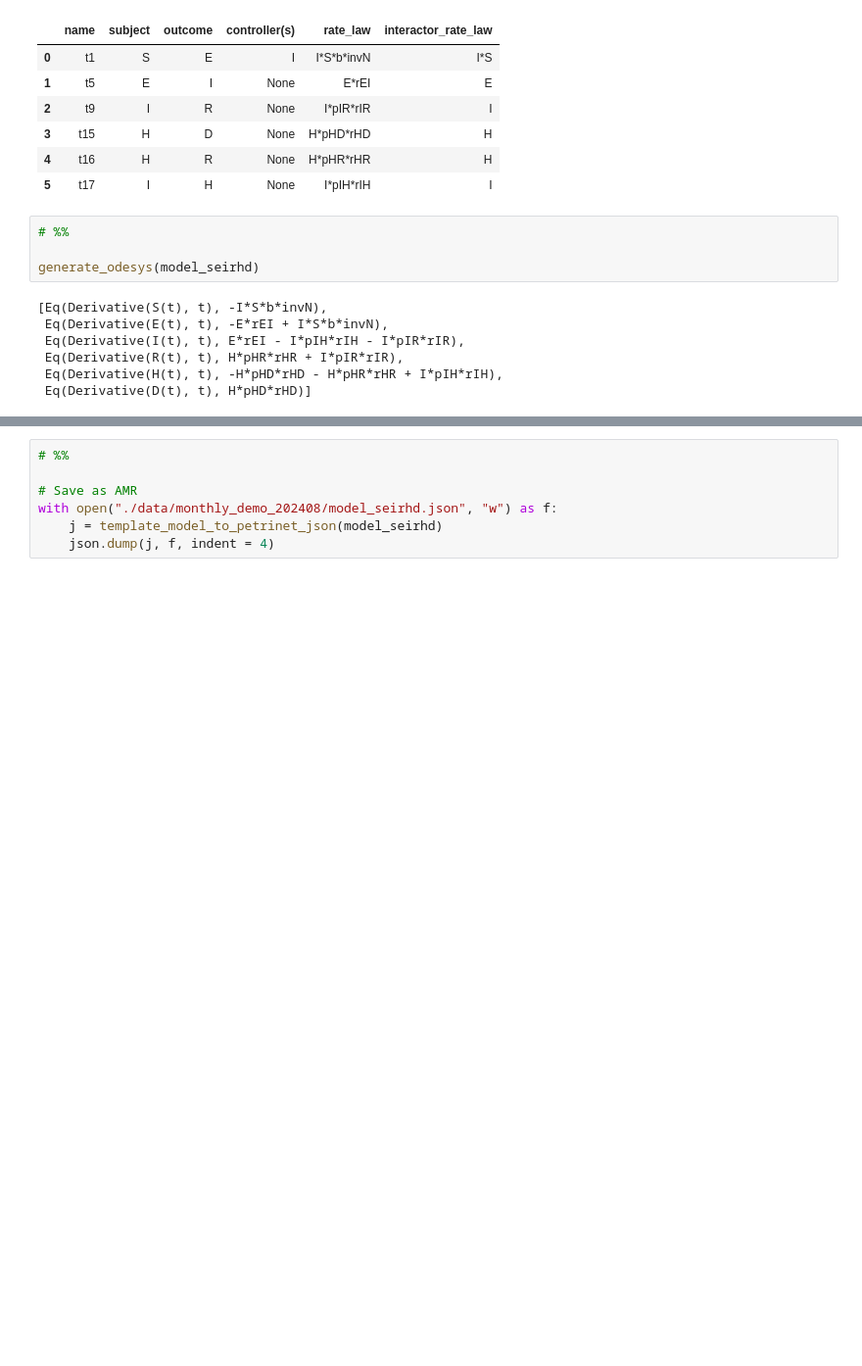
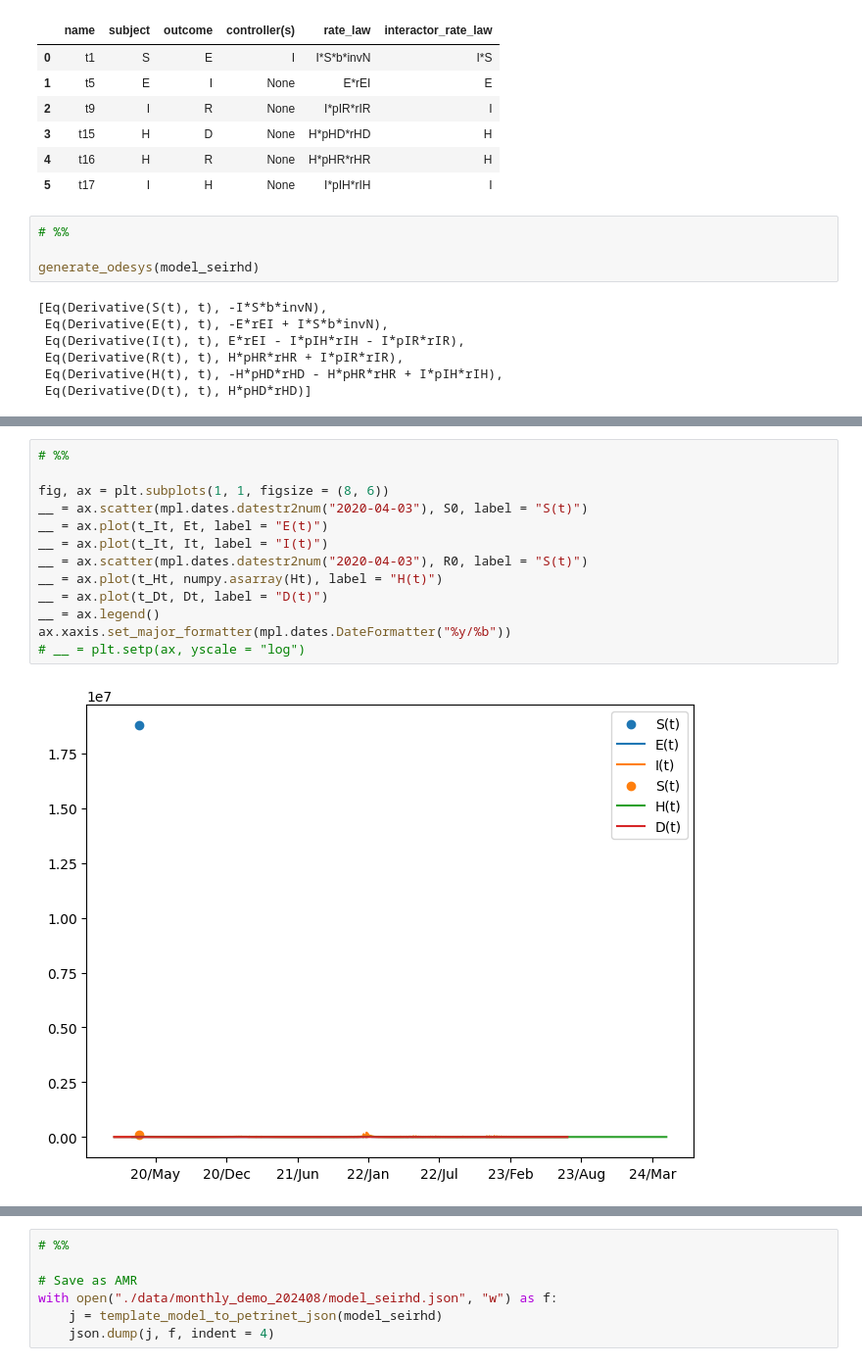
Before and after one commit to liunelson/pyciemss, a Jupyter notebook: notebooks/monthly_demo_202408.ipynb, the cells around one changed output, grey strips where cells are left out. Shown: that part at 98% size. Drawn from its saved outputs; the diff is of its cells as text; blank space fills up the shorter version.

```diff
--- a/notebooks/monthly_demo_202408.ipynb
+++ b/notebooks/monthly_demo_202408.ipynb
@@ -716,2 +783,17 @@ generate_odesys(model_seirhd)
+# %%
+# %%
+
+fig, ax = plt.subplots(1, 1, figsize = (8, 6))
+__ = ax.scatter(mpl.dates.datestr2num("2020-04-03"), S0, label = "S(t)")
+__ = ax.plot(t_It, Et, label = "E(t)")
+__ = ax.plot(t_It, It, label = "I(t)")
+__ = ax.scatter(mpl.dates.datestr2num("2020-04-03"), R0, label = "S(t)")
+__ = ax.plot(t_Ht, numpy.asarray(Ht), label = "H(t)")
+__ = ax.plot(t_Dt, Dt, label = "D(t)")
+__ = ax.legend()
+ax.xaxis.set_major_formatter(mpl.dates.DateFormatter("%y/%b"))
+# __ = plt.setp(ax, yscale = "log")
+# %% [output]
+[figure, added]
 # %%
 # %%
```
Also changed, not shown: parts of 9 cells of this notebook, 8 other files.
